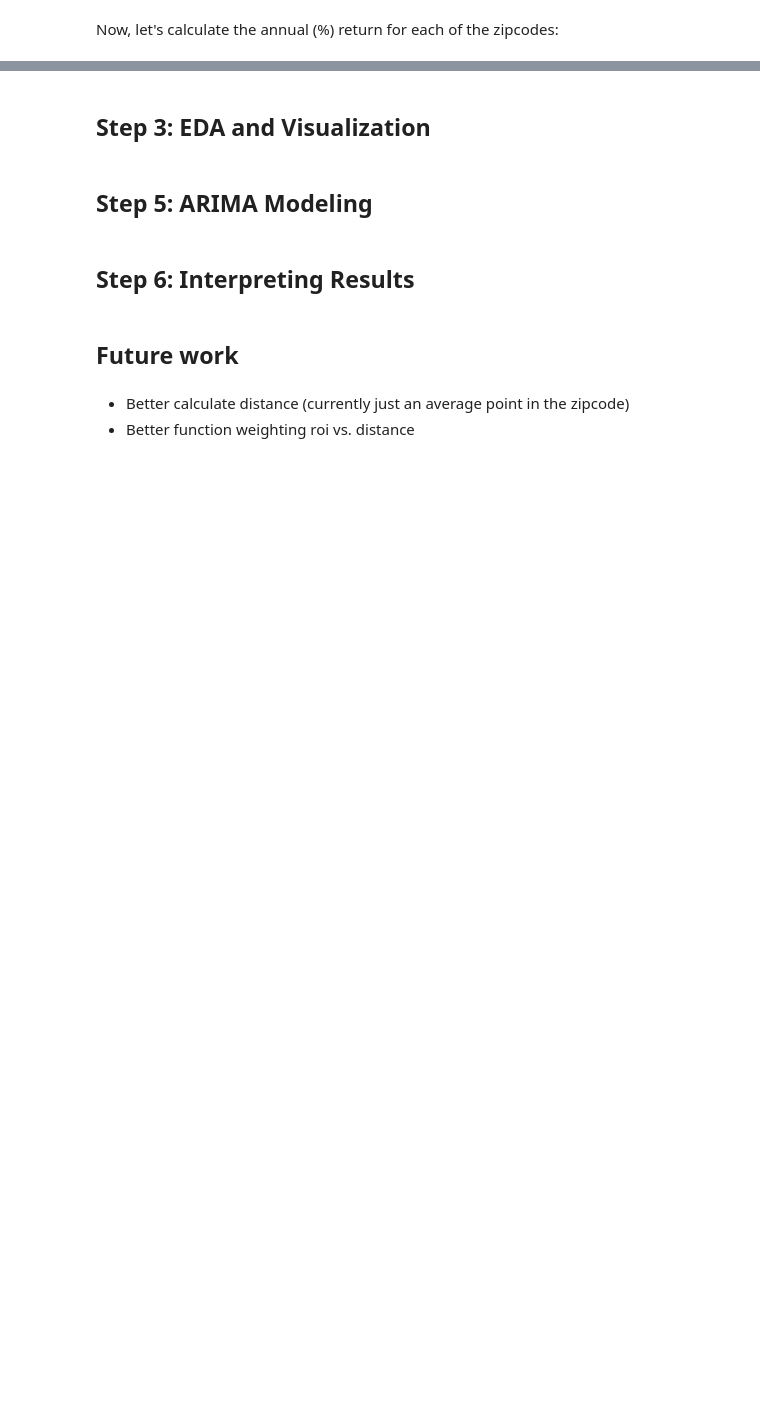
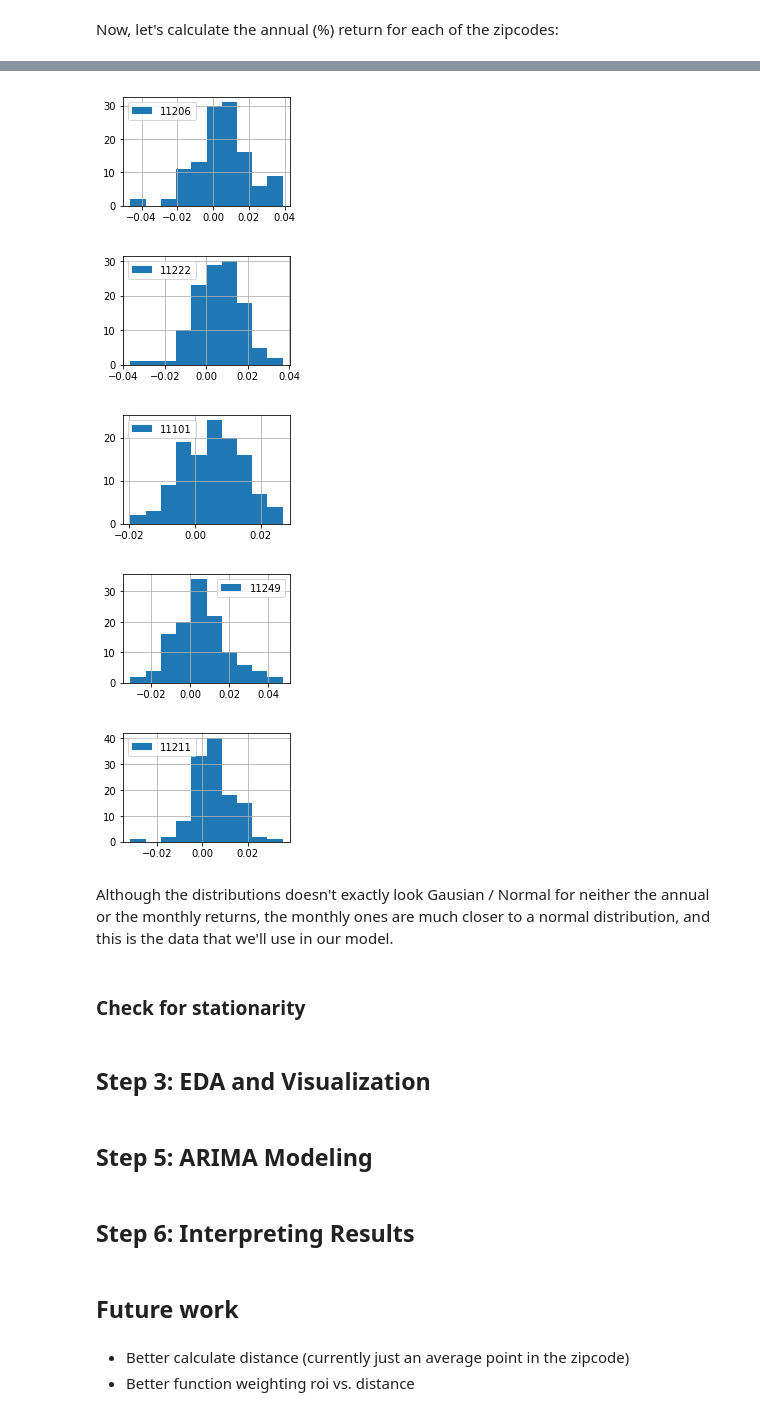
Before and after one commit to bartomolina/dsmod4project, a Jupyter notebook: student.ipynb, the cells around one changed output, grey strips where cells are left out. Saved outputs shown, nothing was run; the diff lists cells and outputs as text; code cells hidden in the pictures; blank space fills up the shorter version.

```diff
--- a/student.ipynb
+++ b/student.ipynb
@@ -357,3 +386,19 @@ for zipcode in df_ts_zipcode_pct_change:
+# %%
+# monthly return normality check
+for zipcode in df_ts_zipcode_pct_change:
+    df_ts_zipcode_pct_change_monthly[zipcode].hist(label=zipcode,figsize=(3,2))
+    plt.legend()
+    plt.show()
+# %% [output]
+[figure, added]
+[figure, added]
+[figure, added]
+[figure, added]
+[figure, added]
+# %% [markdown]
+Although the distributions doesn't exactly look Gausian / Normal for neither the annual or the monthly returns, the monthly ones are much closer to a normal distribution, and this is the data that we'll use in our model.
+# %% [markdown]
+### Check for stationarity
 # %% [markdown]
 ## Step 3: EDA and Visualization
 # %%
```
Also changed, not shown: parts of 9 cells of this notebook.
